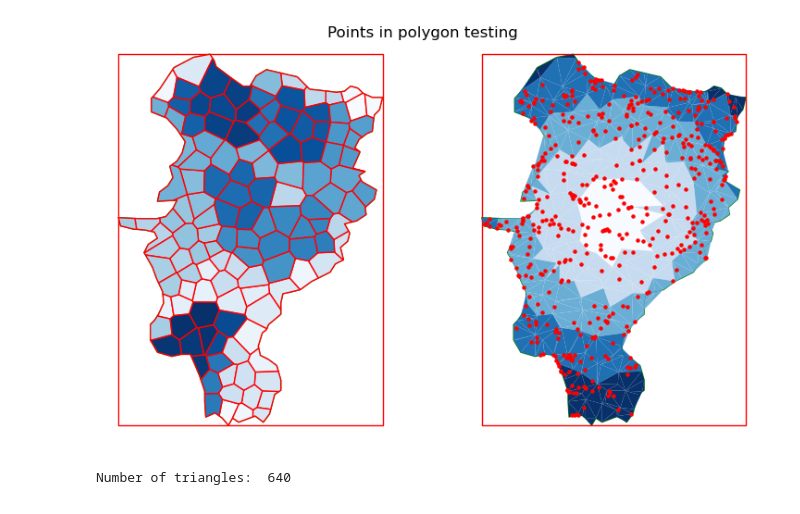
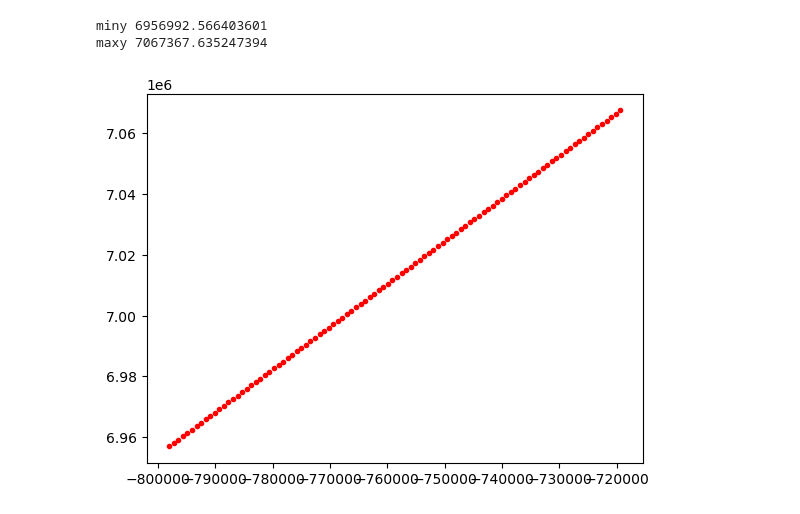
Before and after one commit to paddeaux/radian, a Jupyter notebook: points_in_polygon.ipynb, the cells around one changed output. Drawn from its saved outputs; the diff is of its cells as text; code cells hidden in the pictures.

Commit message:
Contour testing

```diff
--- a/points_in_polygon.ipynb
+++ b/points_in_polygon.ipynb
@@ -10,6 +10,8 @@ from shapely.geometry import box
 from shapely.ops import triangulate
 from shapely.ops import cascaded_union
 from shapely.ops import unary_union
+
+from scipy.stats import multivariate_normal
 
 from sklearn.cluster import KMeans
 from geovoronoi import voronoi_regions_from_coords, points_to_coords
@@ -140,33 +142,70 @@ def pip(dir):
 
     fig.tight_layout()
     fig.suptitle(f"Points in polygon testing")
 
     poly_source_tri = gpd.GeoSeries(triangulate(poly_source.iloc[0][0]))
     poly_source_bb = poly_bb(poly_source)
     poly_source_bb_tri = gpd.GeoSeries(triangulate(poly_source_bb[0]))
 
     voronoi_polys = voronoi_gen(poly_source, 128)
     voronoi_tri = polys_to_tri(list(voronoi_polys['geometry']))
 
     voronoi_tri = dist_calc_poly(poly_source, voronoi_tri)
     voronoi_tri_points = points_in_tris(voronoi_tri, 500)
 
     for ax in axs:
         ax.axis("off")
         poly_source.plot(ax=ax, edgecolor='green', facecolor='none')
         poly_source_bb.plot(ax=ax, edgecolor='red', facecolor='none')
 
     #poly_source_bb_tri.plot(ax=axs[0], edgecolor='purple', facecolor='none')
     voronoi_polys.plot(ax=axs[0], edgecolor='red', cmap='Blues')
     voronoi_tri.plot(ax=axs[1], edgecolor='none', cmap='Blues', column='class')
     voronoi_tri_points.plot(ax=axs[1], color='red', markersize=5)
 
     plt.show()
 
     print("Number of triangles: ", len(voronoi_tri))
 
+def f(x, y):
+    return np.sin(x) ** 10 + np.cos(y) ** 10
 
-pip("scenarios/kildare/kildare.geojson")
+import scipy.stats as st
+
+def multivar_poly(dir):
+    poly_source = gpd.read_file(dir)
+    poly_source = poly_source.to_crs(epsg=3857)
+
+    minx, miny, maxx, maxy = poly_source.total_bounds
+    print("miny", miny)
+    print("maxy", maxy)
+
+    x = np.linspace(minx, maxx, 100)
+    y = np.linspace(miny, maxy, 100)
+
+    f_hat = st.gaussian_kde([x,y])
+
+    x_grd, y_grd = np.meshgrid(np.linspace(-780000,-740000,100), np.linspace(6980000,7040000,100))
+
+    dens_grd = np.zeros_like(x_grd)
+    for i in range(len(x_grd)):
+        for j in range(len(y_grd)):
+            dens_grd[i,j] = f_hat([x_grd[i,j],y_grd[i,j]])
+
+    plt.contour(x_grd,y_grd,dens_grd,colors='DarkGreen')
+
+    #X, Y = np.meshgrid(x,y)
+    #Z = f(X, Y)
+
+    #plt.contour(X, Y, Z, 10, cmap='RdGy')
+
+    plt.scatter(x, y, color='r', marker='.')
+
+
+
+#pip("scenarios/kildare/kildare.geojson")
+multivar_poly("scenarios/kildare/kildare.geojson")
 # %% [output]
+miny 6956992.566403601
+maxy 7067367.635247394
-[figure, old version]
+[figure, new version]
-Number of triangles:  640
```
Also changed, not shown: parts of 1 cell of this notebook.
